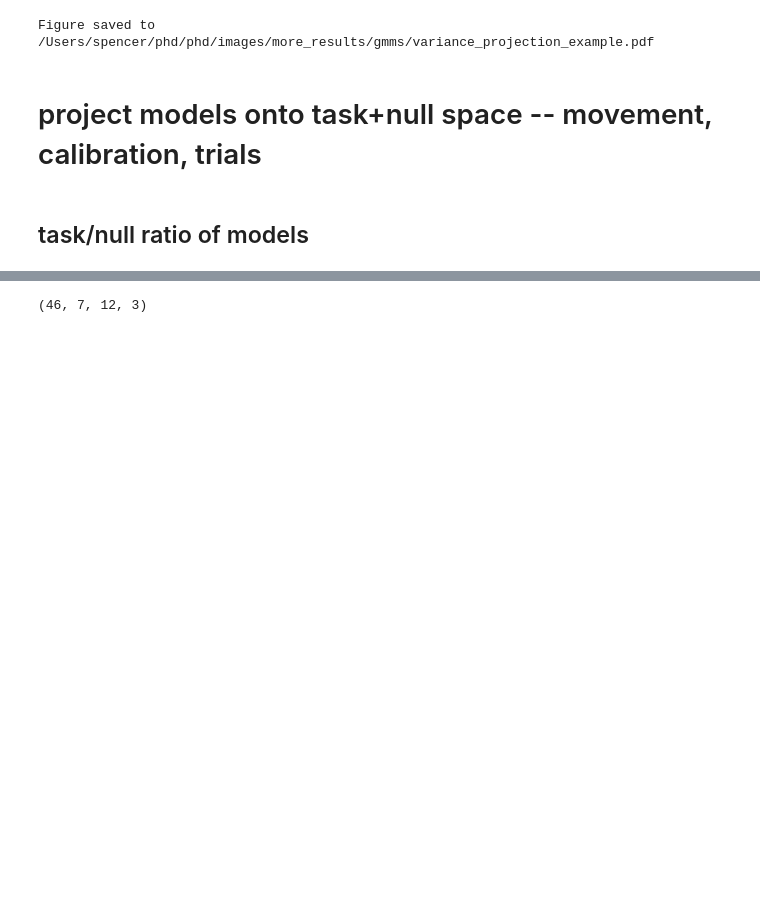
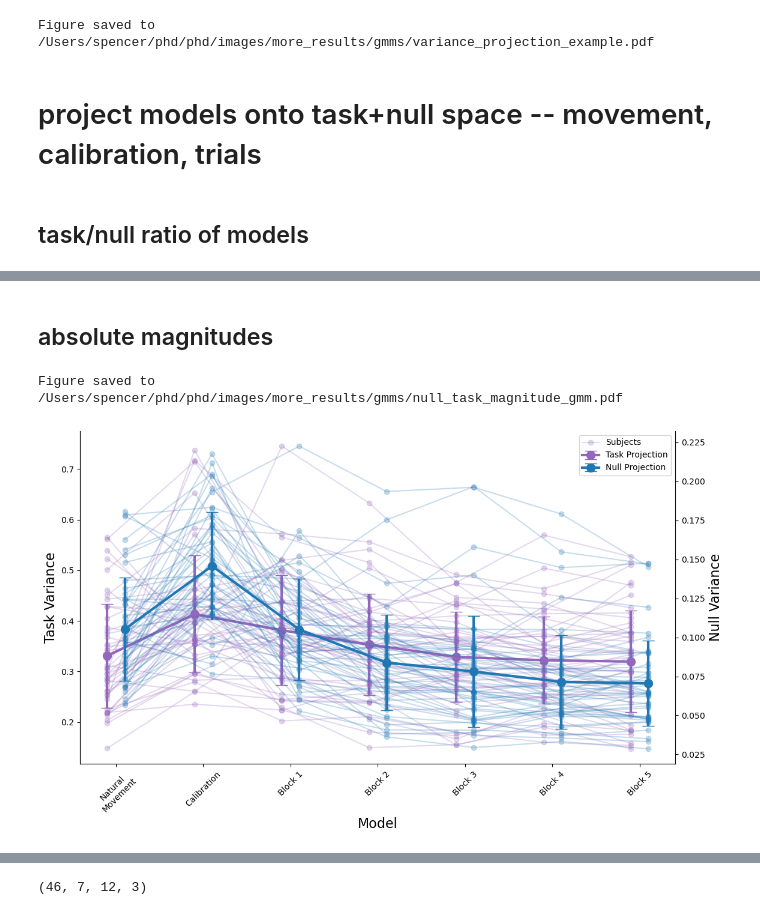
Before and after one commit to spewil/phd, a Jupyter notebook: analysis/notebooks/_gmms/gmm_nullspace.ipynb, the cells around one changed output, grey strips where cells are left out. Cells and saved outputs as stored; diff of their text form; code cells hidden in the pictures; blank space fills up the shorter version.

```diff
--- a/analysis/notebooks/_gmms/gmm_nullspace.ipynb
+++ b/analysis/notebooks/_gmms/gmm_nullspace.ipynb
@@ -146,0 +192,31 @@ Figure saved to /Users/spencer/phd/phd/images/more_results/gmms/nullspace_pvalue
+# %% [markdown]
+## absolute magnitudes
+# %%
+fig = plt.figure()
+fig.tight_layout()
+
+offset = 0.1
+handles = []
+for i in range(46):
+    h1, = plt.plot([i-offset for i in range(7)], mean_projections.mean(axis=2)[i,:,0].reshape(-1), color='tab:purple',marker='o',linestyle="-",alpha=0.25,label="Subjects")
+h2 = plt.errorbar([i-offset for i in range(7)], np.mean(mean_projections[:,:,:,0],axis=(0,2)), yerr=np.std(mean_projections.mean(axis=2)[:,:,0],axis=0), color='tab:purple',marker='o',label="Task Projection",capsize=7,linestyle="-",markersize=10,linewidth=3)
+handles += [h1,h2]
+plt.ylabel("Task Variance")
+plt.xlabel("Model")
+plt.xticks(range(n_models),xlabels,rotation=45)
+
+new_ax = plt.twinx()
+new_ax.spines.right.set_visible(True)
+for i in range(46):
+    plt.plot([i+offset for i in range(7)], mean_projections.mean(axis=2)[i,:,1].reshape(-1), color='tab:blue',marker='o',linestyle="-",alpha=0.25)
+h = plt.errorbar([i+offset for i in range(7)], np.mean(mean_projections[:,:,:,1],axis=(0,2)), yerr=np.std(mean_projections.mean(axis=2)[:,:,1],axis=0), color='tab:blue',marker='o',label="Null Projection",capsize=7,linestyle="-",markersize=10,linewidth=3)
+handles += [h]
+plt.ylabel("Null Variance")
+plt.xlabel("Model")
+plt.xticks(range(n_models),xlabels,rotation=45)
+plt.legend(handles=handles)
+
+plot.save_figure(fig, "null_task_magnitude_gmm", image_path)
+# %% [output]
+Figure saved to /Users/spencer/phd/phd/images/more_results/gmms/null_task_magnitude_gmm.pdf
+[figure, added]
```
Also changed, not shown: parts of 16 cells of this notebook, 44 other files.
